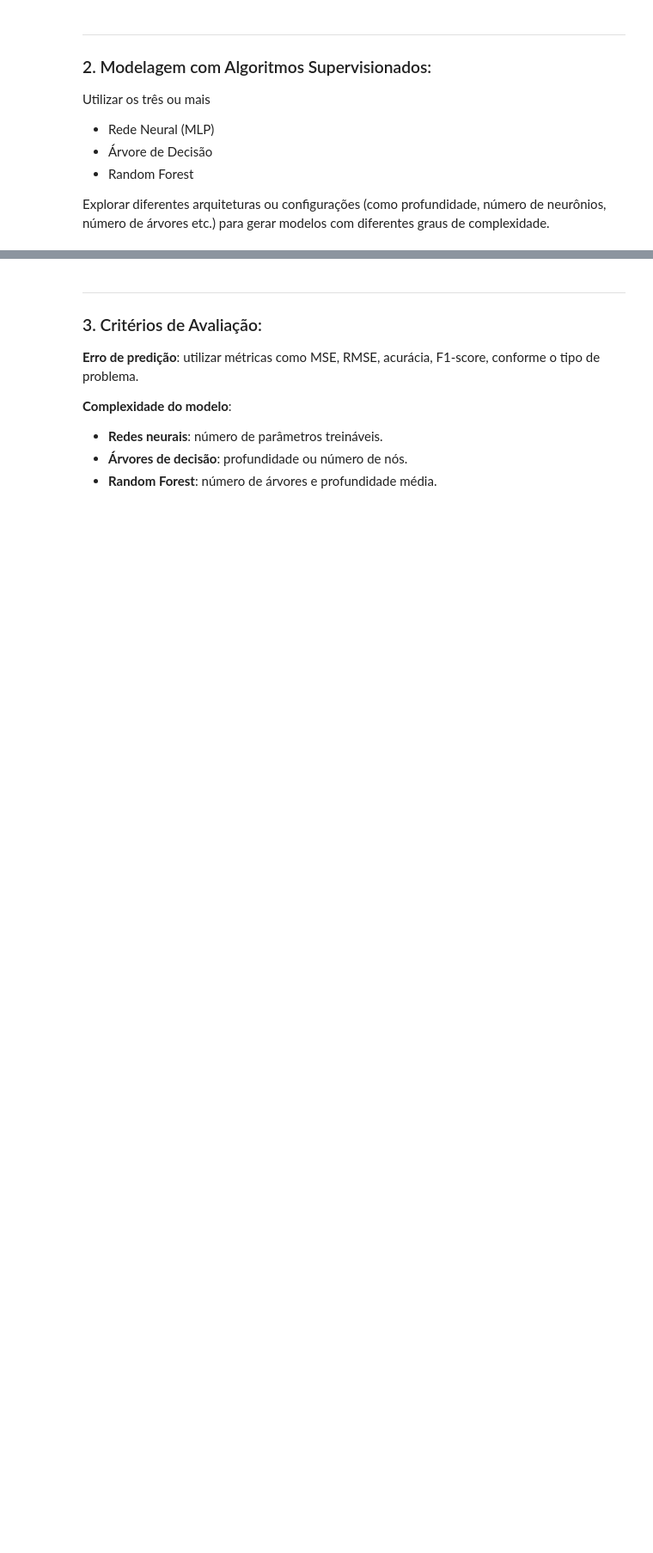
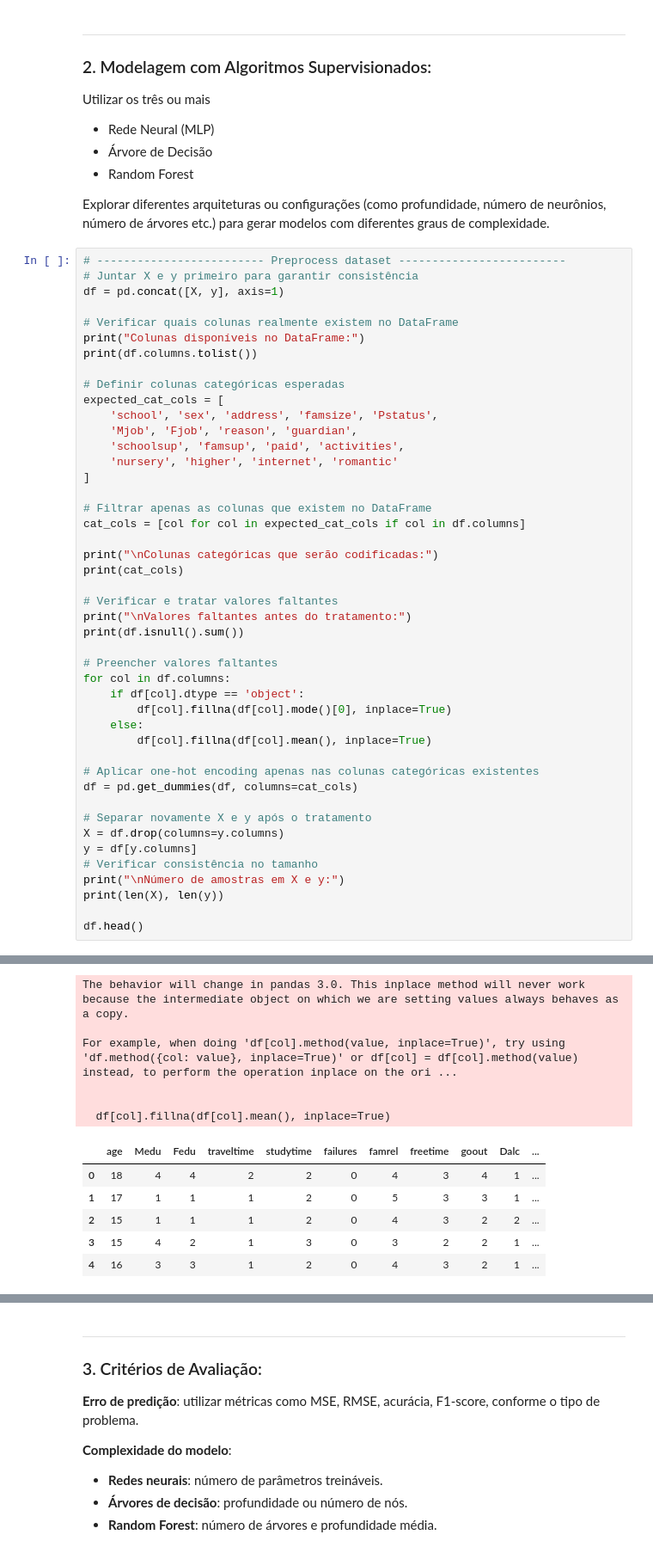
Before and after one commit to sakikout/Aprendizado-Multiobjetivo, a Jupyter notebook: student.ipynb, the cells around one changed output, grey strips where cells are left out. Shown at 86% size. Saved outputs shown, nothing was run; the diff lists cells and outputs as text; blank space fills up the shorter version.

Commit message:
Preprocessing dataset
not sure it is right yet

```diff
--- a/student.ipynb
+++ b/student.ipynb
@@ -71,3 +89,49 @@ Utilizar os três ou mais
 - Random Forest
 
 Explorar diferentes arquiteturas ou configurações (como profundidade, número de neurônios, número de árvores etc.) para gerar modelos com diferentes graus de complexidade.
+# %%
+# ------------------------- Preprocess dataset -------------------------
+# Juntar X e y primeiro para garantir consistência
+df = pd.concat([X, y], axis=1)
+
+# Verificar quais colunas realmente existem no DataFrame
+print("Colunas disponíveis no DataFrame:")
+print(df.columns.tolist())
+
+# Definir colunas categóricas esperadas
+expected_cat_cols = [
+    'school', 'sex', 'address', 'famsize', 'Pstatus',
+    'Mjob', 'Fjob', 'reason', 'guardian',
+    'schoolsup', 'famsup', 'paid', 'activities',
+    'nursery', 'higher', 'internet', 'romantic'
+]
+
+# Filtrar apenas as colunas que existem no DataFrame
+cat_cols = [col for col in expected_cat_cols if col in df.columns]
+
+print("\nColunas categóricas que serão codificadas:")
+print(cat_cols)
+
+# Verificar e tratar valores faltantes
+print("\nValores faltantes antes do tratamento:")
+print(df.isnull().sum())
+
+# Preencher valores faltantes
+for col in df.columns:
+    if df[col].dtype == 'object':
+        df[col].fillna(df[col].mode()[0], inplace=True)
+    else:
+        df[col].fillna(df[col].mean(), inplace=True)
+
+# Aplicar one-hot encoding apenas nas colunas categóricas existentes
+df = pd.get_dummies(df, columns=cat_cols)
+
+# Separar novamente X e y após o tratamento
+X = df.drop(columns=y.columns)
+y = df[y.columns]
+# Verificar consistência no tamanho
+print("\nNúmero de amostras em X e y:")
+print(len(X), len(y))
+
+df.head()
+# %% [output]
@@ -73,0 +155,12 @@ Explorar diferentes arquiteturas ou configurações (como profundidade, número
+The behavior will change in pandas 3.0. This inplace method will never work because the intermediate object on which we are setting values always behaves as a copy.
+
+For example, when doing 'df[col].method(value, inplace=True)', try using 'df.method({col: value}, inplace=True)' or df[col] = df[col].method(value) instead, to perform the operation inplace on the ori ...
+
+
+  df[col].fillna(df[col].mean(), inplace=True)
+|  | age | Medu | Fedu | traveltime | studytime | failures | famrel | freetime | goout | Dalc | ... |
+| 0 | 18 | 4 | 4 | 2 | 2 | 0 | 4 | 3 | 4 | 1 | ... |
+| 1 | 17 | 1 | 1 | 1 | 2 | 0 | 5 | 3 | 3 | 1 | ... |
+| 2 | 15 | 1 | 1 | 1 | 2 | 0 | 4 | 3 | 2 | 2 | ... |
+| 3 | 15 | 4 | 2 | 1 | 3 | 0 | 3 | 2 | 2 | 1 | ... |
+| 4 | 16 | 3 | 3 | 1 | 2 | 0 | 4 | 3 | 2 | 1 | ... |
```
Also changed, not shown: parts of 8 cells of this notebook, 1 other file.
